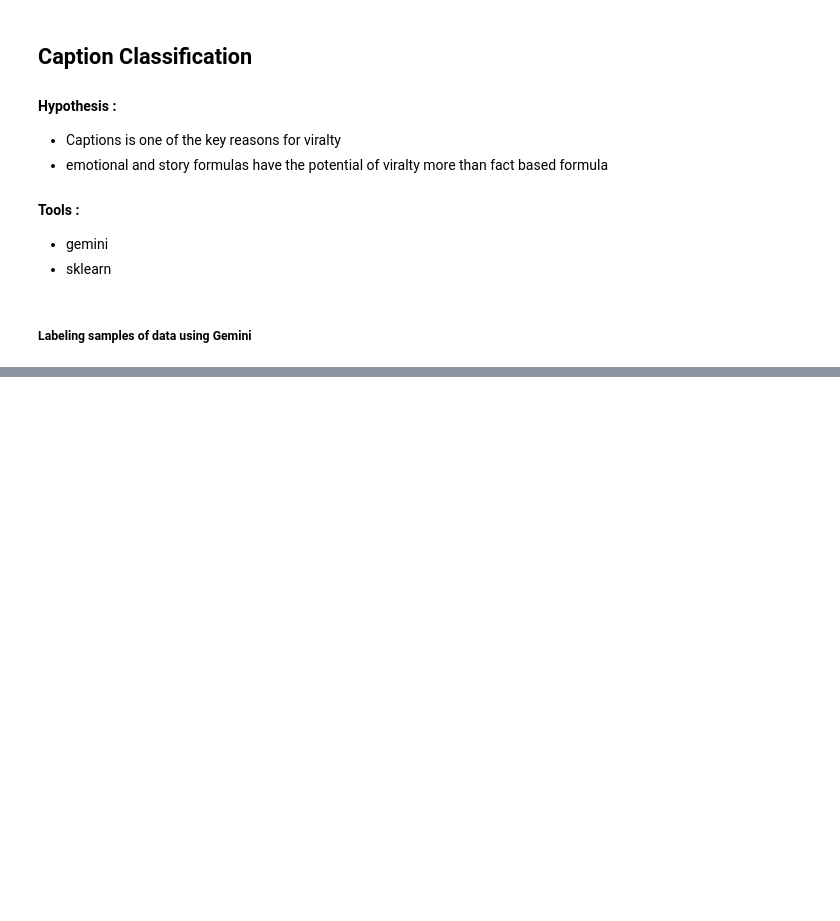
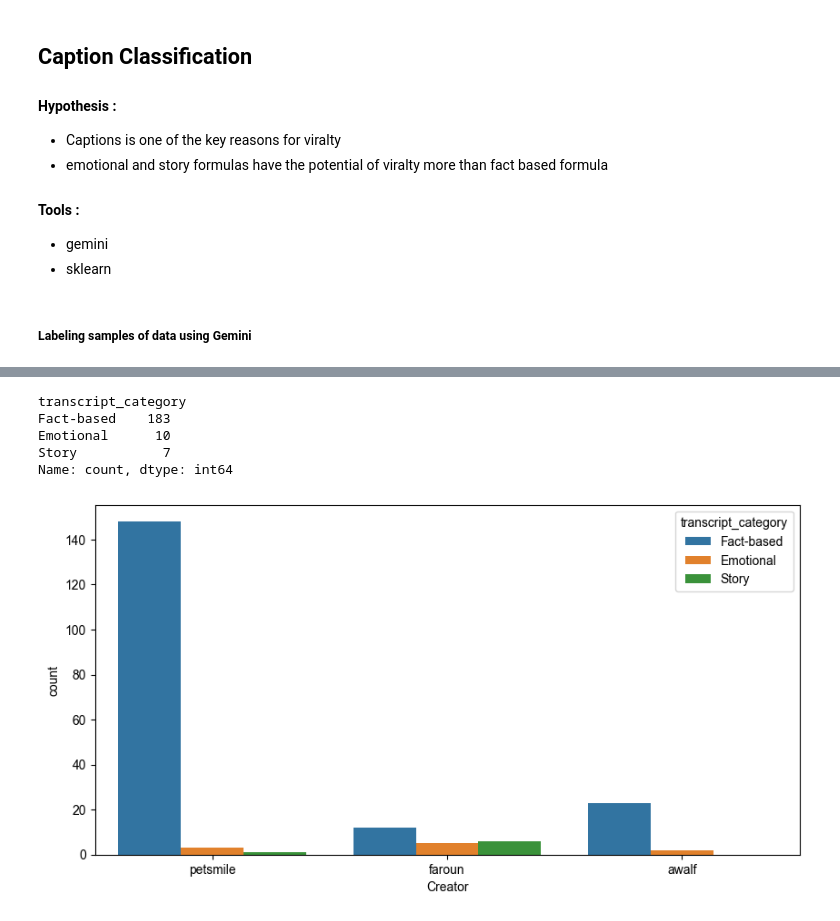
Before and after one commit to anas-elhilali/Youtube-faroun-analytics, a Jupyter notebook: notebook/Youtube_Niche_Data.ipynb, the cells around one changed output, grey strips where cells are left out. Saved outputs shown, nothing was run; the diff lists cells and outputs as text; code cells hidden in the pictures; blank space fills up the shorter version.

Commit message:
transcript category charts

```diff
--- a/notebook/Youtube_Niche_Data.ipynb
+++ b/notebook/Youtube_Niche_Data.ipynb
@@ -432,18 +435,18 @@ import time
 captions = [caption for caption in all_data['transcript']]
 
 client = genai.Client()
-caption_samples = all_data.sample(n=150)
+caption_samples = all_data.sample(n=200)
 for idx , row in caption_samples.iterrows():
     caption = row['transcript']
     response = client.models.generate_content(
-        model="gemini-2.5-flash", contents=f"""Act as a script categorizer. Categorize the following script as **Story**, **Emotional**, or **Fact-based**.
-Return **only the category, one word, nothing else**.
-        Script: "{caption}"
-        """
-    )
+    model="gemini-2.5-flash", contents=f"""Act as a script categorizer. Categorize the following script as **Story**, **Emotional**, or **Fact-based**.
+    Return **only the category, one word, nothing else**.
+            Script: "{caption}"
+            """
+        )
     print(caption)
     print(response.text)
     caption_samples.loc[ idx , 'transcript_category'] = response.text.strip()
-    time.sleep(2)
+    time.sleep(6)
 eda_data_niche(caption_samples)
 # %% [output]
@@ -467,0 +506,16 @@ ClientError: 429 RESOURCE_EXHAUSTED. {'error': {'code': 429, 'message': 'You exc
+# %%
+print(caption_samples['transcript_category'].value_counts())
+# %% [output]
+transcript_category
+Fact-based    183
+Emotional      10
+Story           7
+Name: count, dtype: int64
+# %%
+def creators_category_transcirpt(data):
+    plt.figure(figsize=(10,5))
+    sns.countplot(data = data , x='Creator' , hue='transcript_category')
+    plt.show()
+creators_category_transcirpt(caption_samples)
+# %% [output]
+[figure, added]
```
Also changed, not shown: parts of 5 cells of this notebook.
